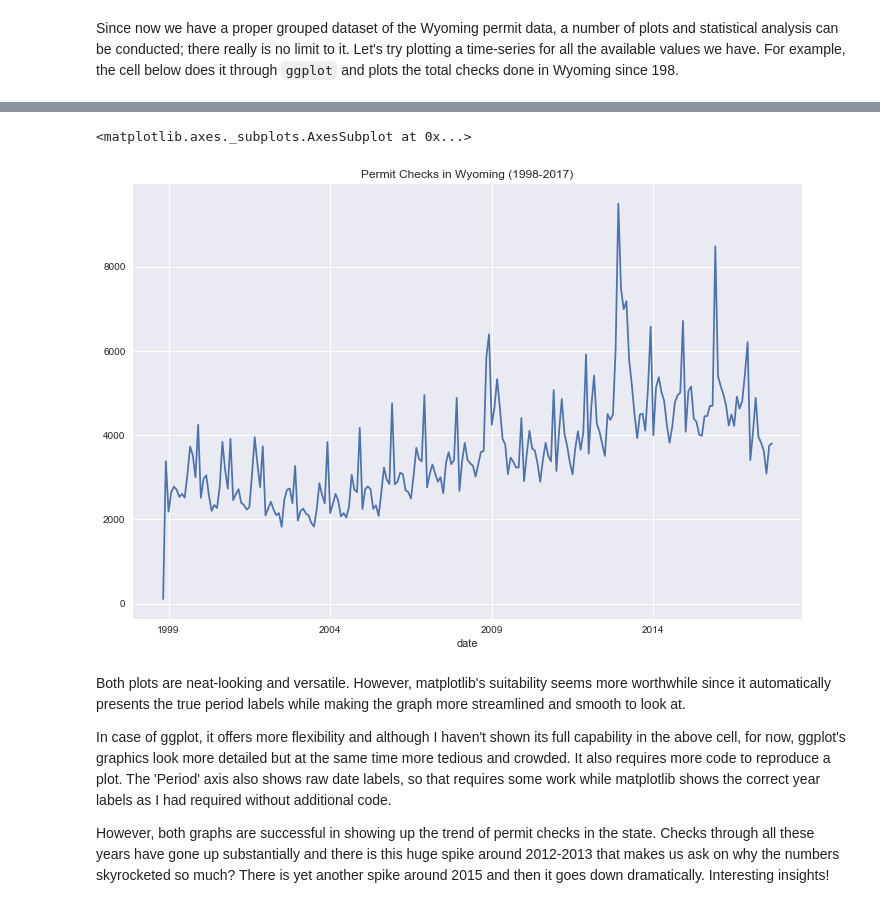
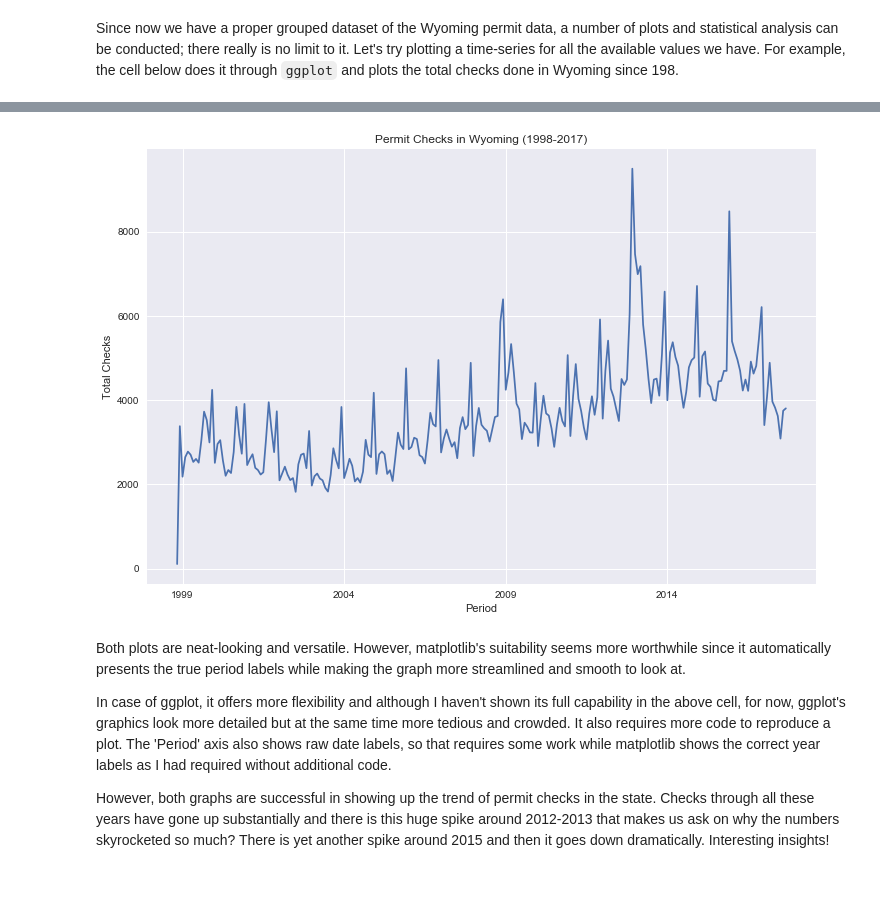
Before and after one commit to shivendra90/NICS-report, a Jupyter notebook: Firearms_analysis.ipynb, the cells around one changed output, grey strips where cells are left out. Drawn from its saved outputs; the diff is of its cells as text; code cells hidden in the pictures.

```diff
--- a/Firearms_analysis.ipynb
+++ b/Firearms_analysis.ipynb
@@ -554,12 +557,14 @@ plt + geom_point() + geom_line(color = 'red', alpha = 0.50, size = 2.5) + \
 # %%
 # This cell showcases the default plotting through pandas that
 # in turn uses matplotlib's mechanics.
 
 wyoming_permit_dat.plot(x = 'date', y = 'Total', figsize = (12, 8),
                         legend = False, title = 'Permit Checks in Wyoming (1998-2017)')
+pyplt.xlabel('Period')
+pyplt.ylabel('Total Checks')
+pyplt.show()
 # %% [output]
-<matplotlib.axes._subplots.AxesSubplot at 0x...>
-[figure, old version]
+[figure, new version]
 # %% [markdown]
 Both plots are neat-looking and versatile. However, matplotlib's suitability seems more worthwhile since it automatically presents the true period labels while making the graph more streamlined and smooth to look at.
 
```
Also changed, not shown: parts of 11 cells of this notebook, 1 other file.
